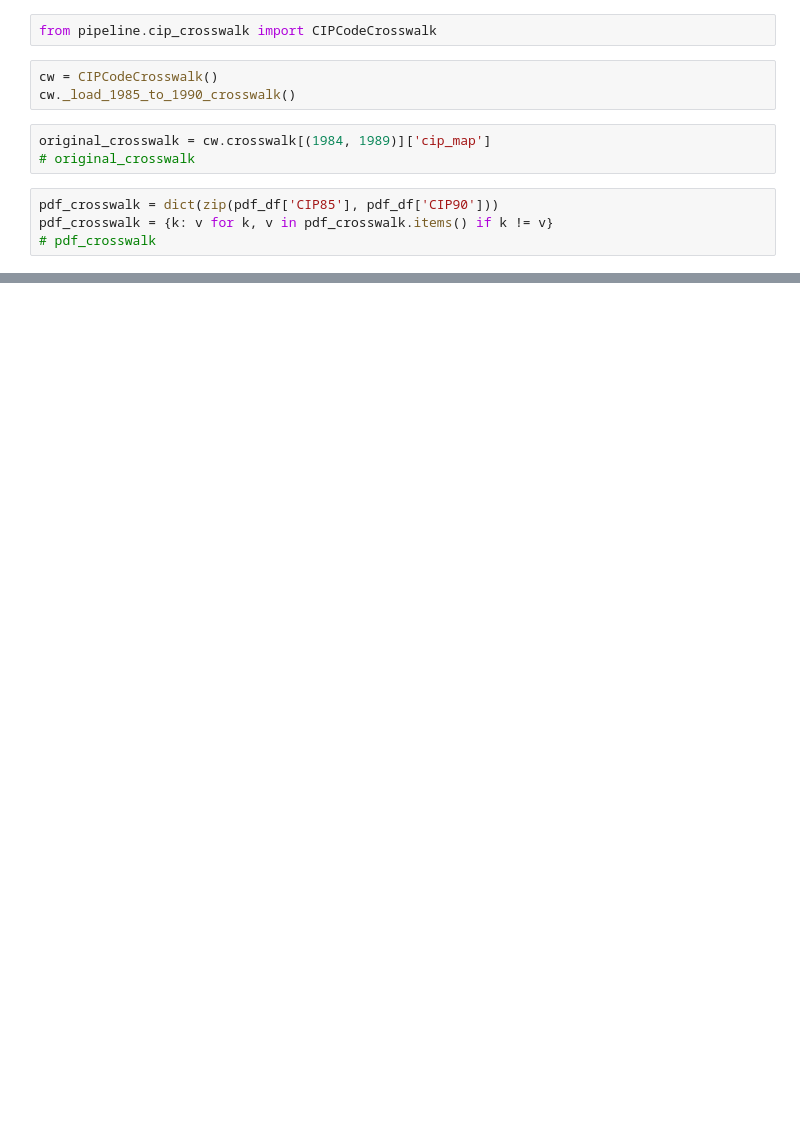
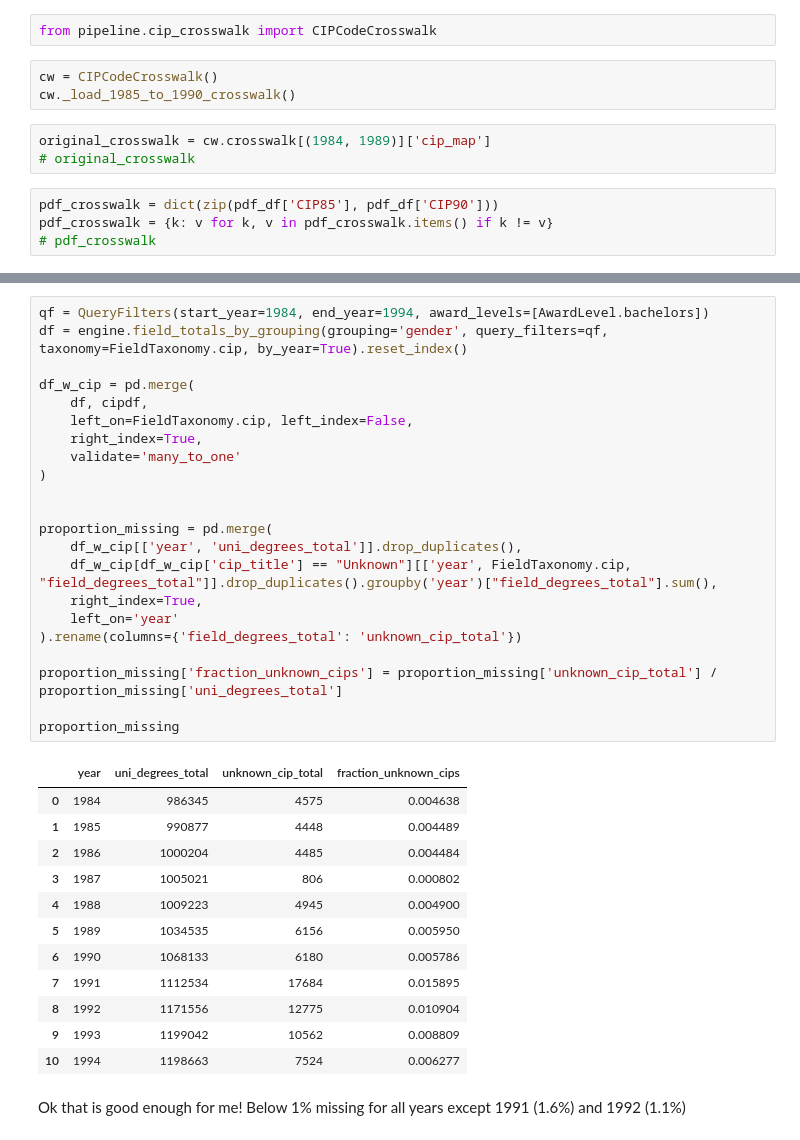
Before and after one commit to scienceforamerica/scipeds, a Jupyter notebook: cip_exploration.ipynb, the cells around one changed output, grey strips where cells are left out. Cells and saved outputs as stored; diff of their text form; blank space fills up the shorter version.

```diff
--- a/cip_exploration.ipynb
+++ b/cip_exploration.ipynb
@@ -423,0 +483,37 @@ updated_dict = {**dict2, **dict1}  # dict1 values overwrite dict2 where keys ove
+# %%
+qf = QueryFilters(start_year=1984, end_year=1994, award_levels=[AwardLevel.bachelors])
+df = engine.field_totals_by_grouping(grouping='gender', query_filters=qf, taxonomy=FieldTaxonomy.cip, by_year=True).reset_index()
+
+df_w_cip = pd.merge(
+    df, cipdf,
+    left_on=FieldTaxonomy.cip, left_index=False,
+    right_index=True,
+    validate='many_to_one'
+)
+
+
+proportion_missing = pd.merge(
+    df_w_cip[['year', 'uni_degrees_total']].drop_duplicates(),
+    df_w_cip[df_w_cip['cip_title'] == "Unknown"][['year', FieldTaxonomy.cip, "field_degrees_total"]].drop_duplicates().groupby('year')["field_degrees_total"].sum(),
+    right_index=True,
+    left_on='year'
+).rename(columns={'field_degrees_total': 'unknown_cip_total'})
+
+proportion_missing['fraction_unknown_cips'] = proportion_missing['unknown_cip_total'] / proportion_missing['uni_degrees_total']
+
+proportion_missing
+# %% [output]
+|  | year | uni_degrees_total | unknown_cip_total | fraction_unknown_cips |
+| 0 | 1984 | 986345 | 4575 | 0.004638 |
+| 1 | 1985 | 990877 | 4448 | 0.004489 |
+| 2 | 1986 | 1000204 | 4485 | 0.004484 |
+| 3 | 1987 | 1005021 | 806 | 0.000802 |
+| 4 | 1988 | 1009223 | 4945 | 0.004900 |
+| 5 | 1989 | 1034535 | 6156 | 0.005950 |
+| 6 | 1990 | 1068133 | 6180 | 0.005786 |
+| 7 | 1991 | 1112534 | 17684 | 0.015895 |
+| 8 | 1992 | 1171556 | 12775 | 0.010904 |
+| 9 | 1993 | 1199042 | 10562 | 0.008809 |
+| 10 | 1994 | 1198663 | 7524 | 0.006277 |
+# %% [markdown]
+Ok that is good enough for me! Below 1% missing for all years except 1991 (1.6%) and 1992 (1.1%)
```
Also changed, not shown: parts of 34 cells of this notebook, 3 other files.
